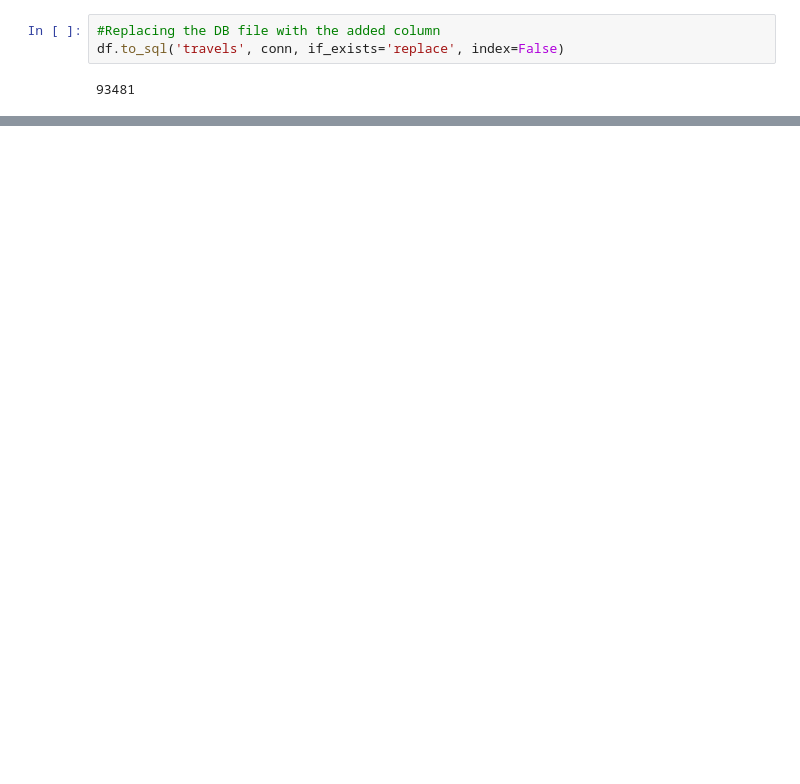
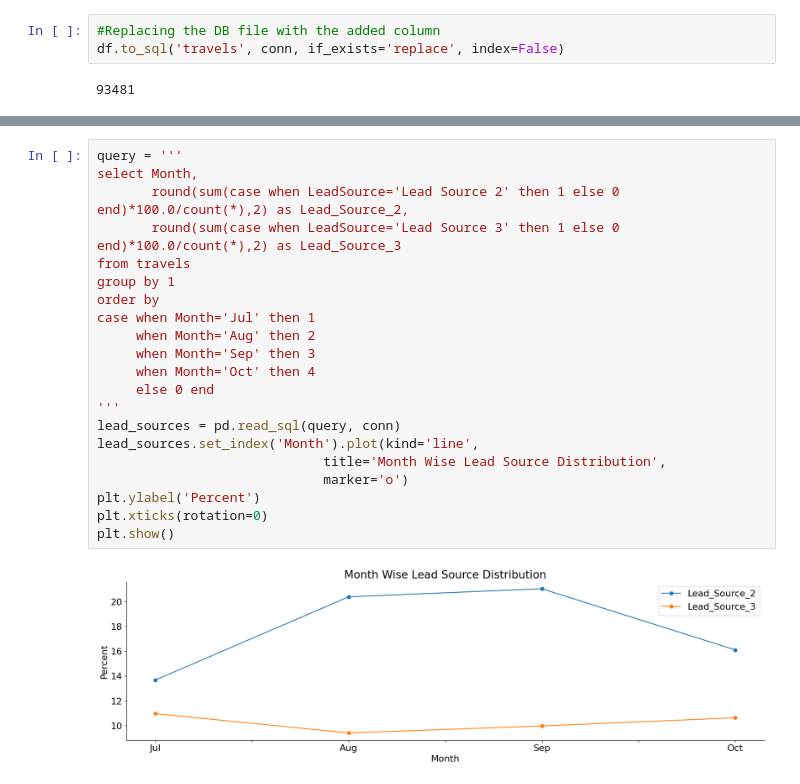
Before and after one commit to dakshbhatnagar/projects, a Jupyter notebook: sales_conversions/conversions.ipynb, the cells around one changed output, grey strips where cells are left out. Cells and saved outputs as stored; diff of their text form; blank space fills up the shorter version.

```diff
--- a/sales_conversions/conversions.ipynb
+++ b/sales_conversions/conversions.ipynb
@@ -1008,0 +158,23 @@ In conclusion, these recommendations provide a strategic approach to optimizing
+# %%
+query = '''
+select Month,
+       round(sum(case when LeadSource='Lead Source 2' then 1 else 0 end)*100.0/count(*),2) as Lead_Source_2,
+       round(sum(case when LeadSource='Lead Source 3' then 1 else 0 end)*100.0/count(*),2) as Lead_Source_3
+from travels
+group by 1
+order by
+case when Month='Jul' then 1
+     when Month='Aug' then 2
+     when Month='Sep' then 3
+     when Month='Oct' then 4
+     else 0 end
+'''
+lead_sources = pd.read_sql(query, conn)
+lead_sources.set_index('Month').plot(kind='line',
+                             title='Month Wise Lead Source Distribution',
+                             marker='o')
+plt.ylabel('Percent')
+plt.xticks(rotation=0)
+plt.show()
+# %% [output]
+[figure, added]
```
Also changed, not shown: parts of 138 cells of this notebook, 1 other file.
